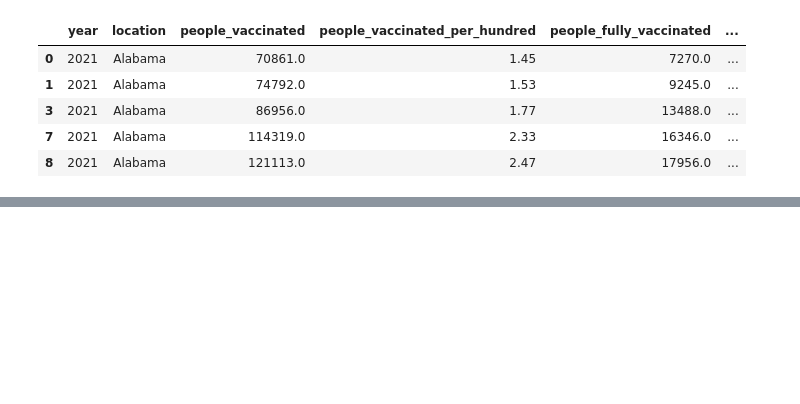
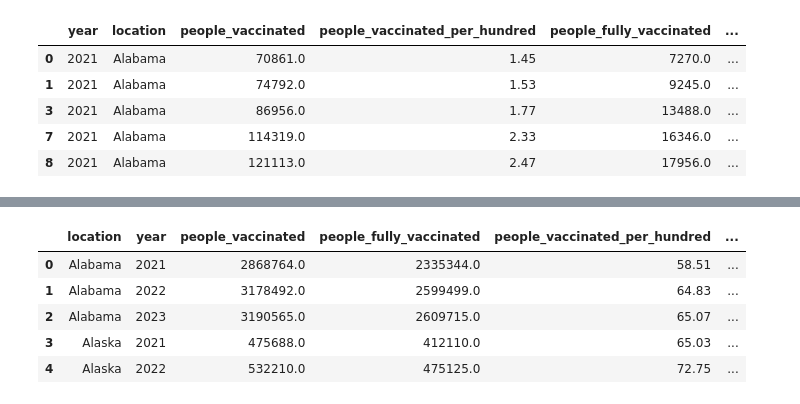
Before and after one commit to JulianDiaz619/covid, a Jupyter notebook: Vaccination_data_by_year.ipynb, the cells around one changed output, grey strips where cells are left out. Cells and saved outputs as stored; diff of their text form; code cells hidden in the pictures; blank space fills up the shorter version.

```diff
--- a/Vaccination_data_by_year.ipynb
+++ b/Vaccination_data_by_year.ipynb
@@ -173,0 +178,4 @@ grouped_df.to_csv('vaccinattion_data_by_year.csv', index=True)
+# %%
+covid_vacc_year_df['location'] = pd.Categorical(covid_vacc_year_df['location'])
+# %%
+covid_vacc_year_df['year'] = covid_vacc_year_df['year'].astype(int)
@@ -173,0 +192,12 @@ grouped_df.to_csv('vaccinattion_data_by_year.csv', index=True)
+# %%
+# Calculate the total population based on the vaccination data
+covid_vacc_year_df['total_population'] = (covid_vacc_year_df['people_vaccinated'] / (covid_vacc_year_df['people_vaccinated_per_hundred'] / 100))
+# %%
+covid_vacc_year_df.head()
+# %% [output]
+|  | location | year | people_vaccinated | people_fully_vaccinated | people_vaccinated_per_hundred | ... |
+| 0 | Alabama | 2021 | 2868764.0 | 2335344.0 | 58.51 | ... |
+| 1 | Alabama | 2022 | 3178492.0 | 2599499.0 | 64.83 | ... |
+| 2 | Alabama | 2023 | 3190565.0 | 2609715.0 | 65.07 | ... |
+| 3 | Alaska | 2021 | 475688.0 | 412110.0 | 65.03 | ... |
+| 4 | Alaska | 2022 | 532210.0 | 475125.0 | 72.75 | ... |
```
Also changed, not shown: parts of 11 cells of this notebook, 1 other file.
